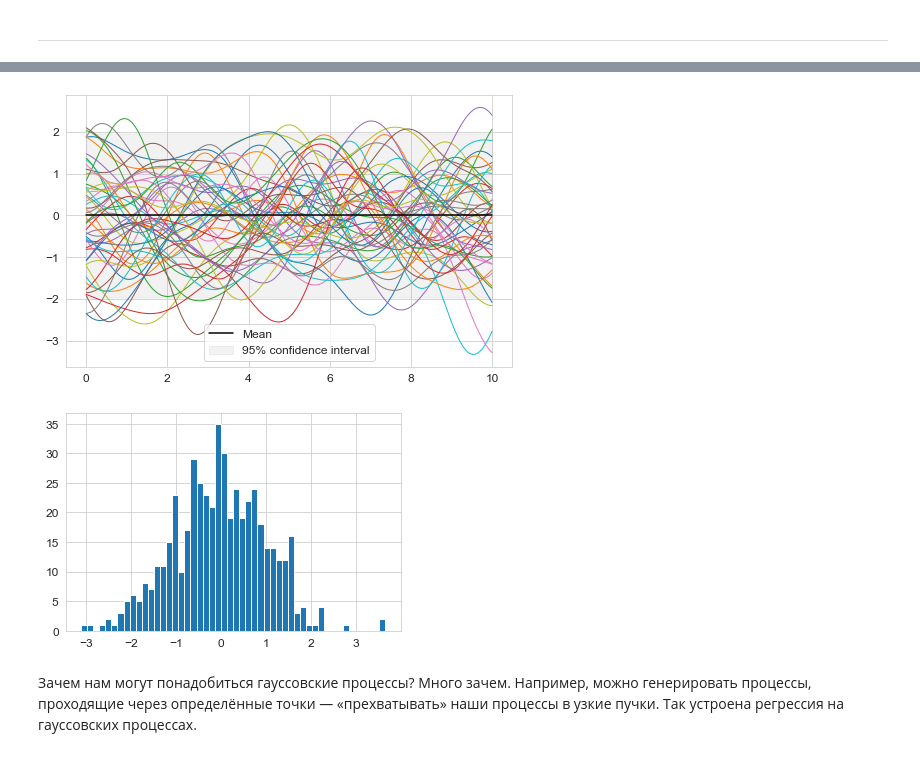
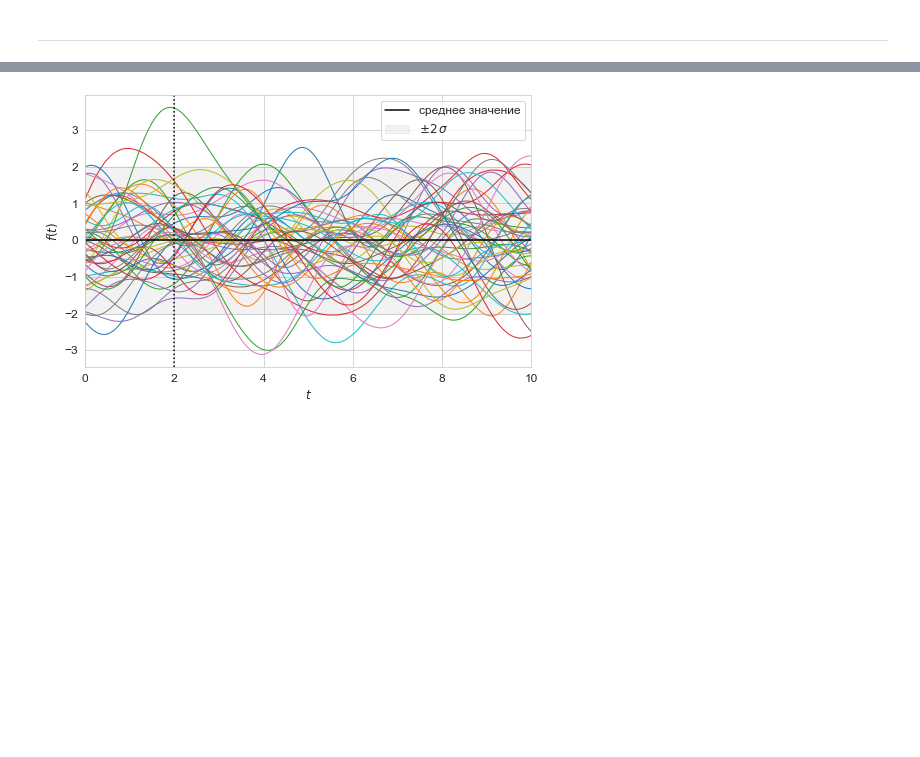
Before and after one commit to aa-savelyev/DaOptSm, a Jupyter notebook: 4.Gauss_processes.ipynb, the cells around one changed output, grey strips where cells are left out. Cells and saved outputs as stored; diff of their text form; code cells hidden in the pictures; blank space fills up the shorter version.

```diff
--- a/4.Gauss_processes.ipynb
+++ b/4.Gauss_processes.ipynb
@@ -345,14 +341,33 @@ plt.show()
+# %%
+# Test data
+x_min, x_max = 0, 10
+N_test = 1001
+X_test = np.linspace(x_min, x_max, N_test).reshape(-1,1)
+
+# Set mean and covariance
+M = np.zeros_like(X_test).reshape(-1,1)
+l = 10e-2*(x_max-x_min)
+K = kernel(X_test, X_test, l=l)
+
+# Generate samples from the prior
+N_gp = 1000
+L = np.linalg.cholesky(K + 1e-6*np.eye(N_test))
+gp = M + np.dot(L, np.random.normal(size=(N_test,N_gp)))
 # %%
 def plot_gp(mu, cov, X, X_train=None, Y_train=None, samples=[]):
     X = X.ravel()
     mu = mu.ravel()
-    uncertainty = 1.96 * np.sqrt(np.diag(cov))
+    uncertainty = 2 * np.sqrt(np.diag(cov))
 
     plt.figure(figsize=(8,5))
-    plt.fill_between(X, mu + uncertainty, mu - uncertainty,
-                     color='grey', alpha=0.1, label='95% confidence interval')
+    plt.fill_between(
+        X, mu + uncertainty, mu - uncertainty,
+        color='grey', alpha=0.1, label='$\pm 2\,\sigma$')
     plt.plot(X, samples, '-', lw=1.0)
-    plt.plot(X, mu, 'k', label='Mean')
+    plt.plot(X, mu, 'k', label='среднее значение')
     if X_train is not None:
         plt.plot(X_train, Y_train, 'kx', mew=1.5)
+    plt.xlim([X.min(), X.max()])
+    plt.xlabel('$t$')
+    plt.ylabel('$f(t)$')
     plt.legend()
@@ -376,14 +374,8 @@ gp = M + np.dot(L, np.random.normal(size=(N_test,N_gp)))
 # %%
 # Draw samples from the prior
+x_i = 2.
 plot_gp(M, K, X_test, samples=gp[:,:50])
+plt.axvline(x_i, c='k', ls=':')
 plt.show()
-# Draw section histogram
-plt.hist(gp[200], bins=50)
-plt.show()
 # %% [output]
-[figure, old version]
+[figure, new version]
-[figure, removed]
-# %% [markdown]
-Зачем нам могут понадобиться гауссовские процессы?
-Много зачем. Например, можно генерировать процессы, проходящие через определённые точки &mdash; &laquo;прехватывать&raquo; наши процессы в узкие пучки.
-Так устроена регрессия на гауссовских процессах.
```
Also changed, not shown: parts of 29 cells of this notebook, 6 other files.
